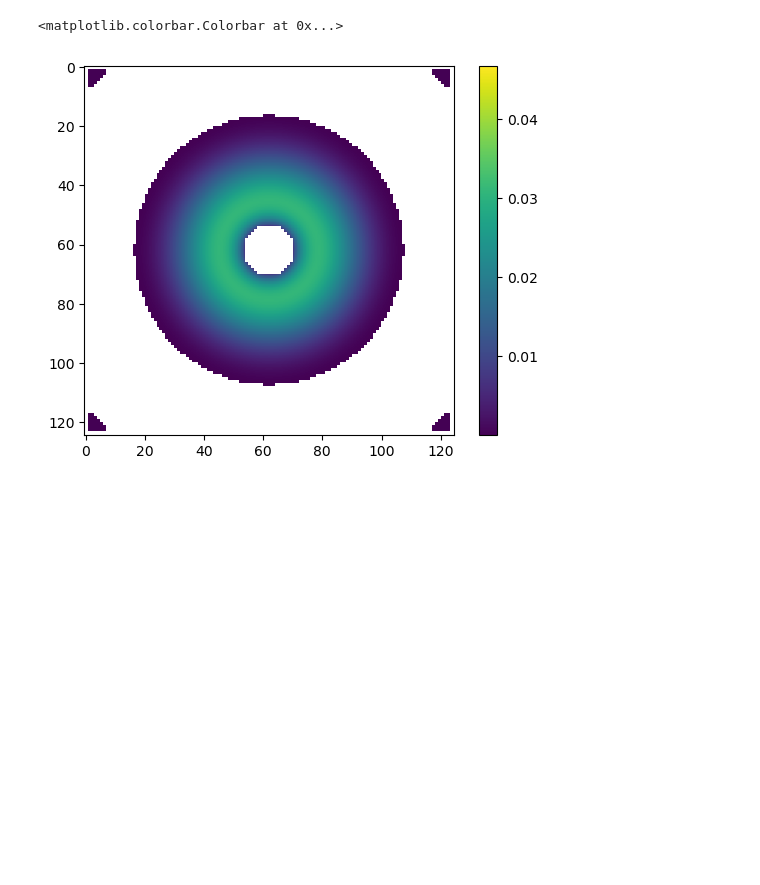
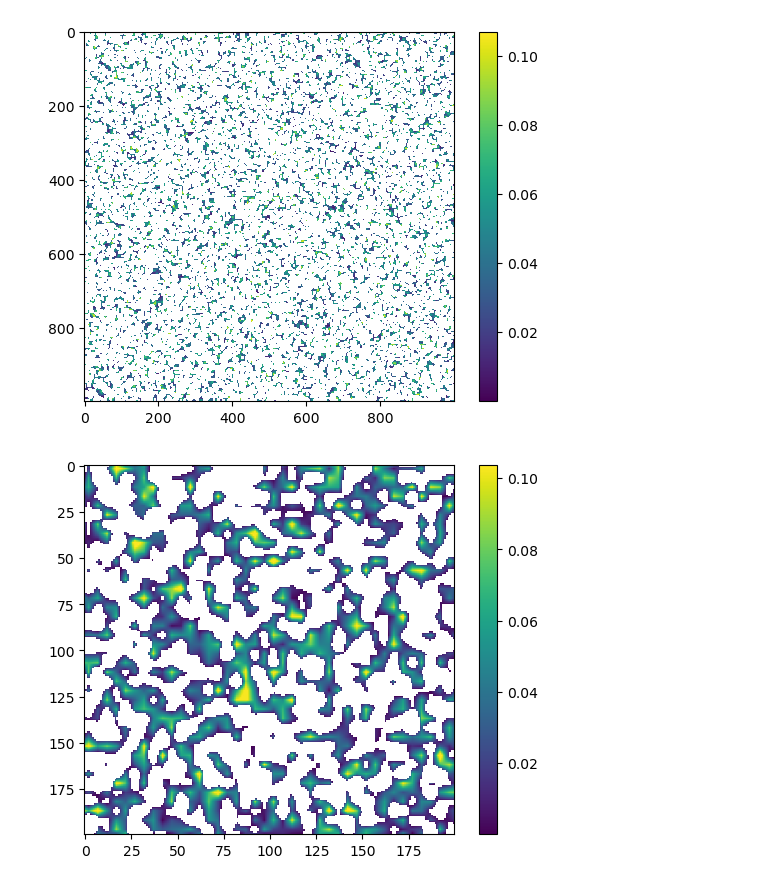
Before and after one commit to PaulHosek/ComplexSystemSimulation, a Jupyter notebook: CA_v2.ipynb, the cells around one changed output. Saved outputs shown, nothing was run; the diff lists cells and outputs as text; code cells hidden in the pictures; blank space fills up the shorter version.

```diff
--- a/CA_v2.ipynb
+++ b/CA_v2.ipynb
@@ -16,16 +16,18 @@ def calc_psi(H_t,h,H_ref):
 def melt_rate(m_p, m_i, h, h_max):
     """
     Calculate total melt rate m based on albedo of melt ponds.
+    if h > h_max:
+      return 1+ m_p/m_i
+    else:
+      return 1+ m_p/m_i * h/h_max
+
     :param m_p: enhancement factor due to the presence of melt ponds
     :param m_i: constant summer melt rate for unponded ice
     :param h: current pond depth
     :param h_max: global pond depth after which the ice-melting process doesn't quickens
-    :return:
+    :return: m
     """
-    if h > h_max:
-      return 1+ m_p/m_i
-    else:
-      return 1+ m_p/m_i * h/h_max
+    return np.where(h>h_max,1+ m_p/m_i, (1+ m_p/m_i * h/h_max)) * m_i
 # %%
 def melt_drain(h, delta_t, m, rho_ice, rho_water, s):
     """
@@ -142,23 +144,27 @@ delta_x = 1
 
 m_i = 0.012 / (3600 * 24) # cm/day; unpounded ice melt rate
 m_p = 0.02 / (3600 * 24) # cm/day; maximum melt pond enhanced melt rate
+h_max = 0.1 # m depth until melting is enhanced
 # %%
 m = m_i # should really follow equation 4
 
 # Size of the array
-size = 125
+size = 1000
 
 # Timestep
 delta_t = 10
 
 # psi_0_coarse = np.random.normal(loc = 0.1, scale = 0.05, size = (int(size/5), int(size/5)))
+# psi_0 = resize(psi_0_coarse, (size, size))
 
+psi_0 = np.random.normal(loc = 0.1, scale = 0.05, size = (size, size))
+psi_0 = heaviside(psi_0) * psi_0 + 0.1
 
-# psi_0 = resize(psi_0_coarse, (size, size))
+# psi_0, X,Y = initial_distributions.valley_distr(size=size)
 # psi_0 = heaviside(psi_0) * psi_0
 
-psi_0, X,Y = initial_distributions.valley_distr(size=size)
-psi_0 = heaviside(psi_0) * psi_0
+# psi_0, X,Y = initial_distributions.multi_valley(size)
+# psi_0 = heaviside(psi_0) * psi_0
 # %%
 plt.imshow(psi_0)
 plt.colorbar()
@@ -232,6 +252,12 @@ plt.colorbar()
 # %%
+plt.figure()
 plt.imshow(np.ma.masked_where(h<=0, h))
 plt.colorbar()
+plt.show()
+plt.figure()
+plt.imshow(np.ma.masked_where(h[:200, :200]<=0, h[:200, :200]))
+plt.colorbar()
+plt.show()
 # %% [output]
-<matplotlib.colorbar.Colorbar at 0x...>
-[figure, old version]
+[figure, new version]
+[figure, added]
```
Also changed, not shown: parts of 14 cells of this notebook, 1 other file.
